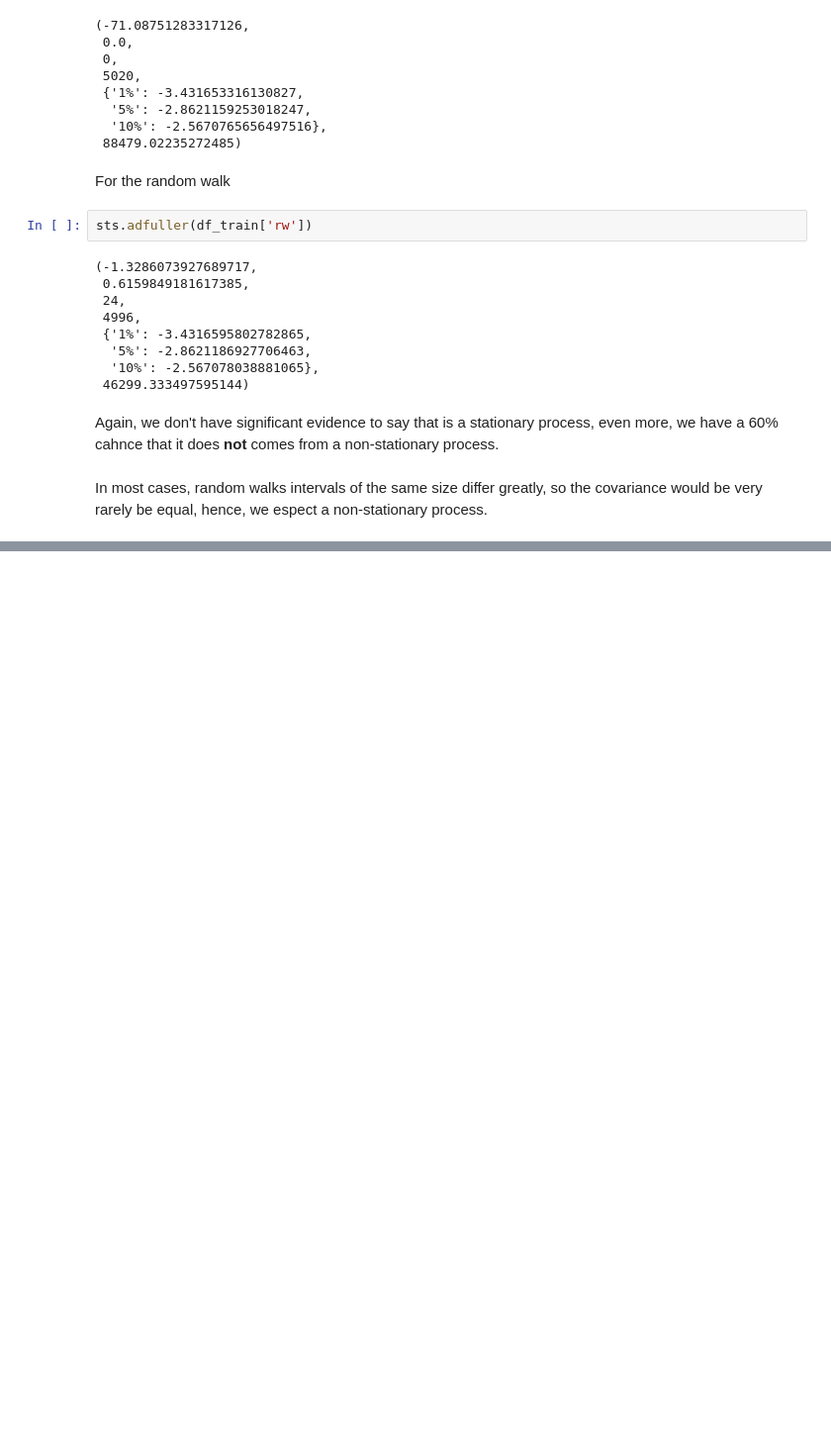
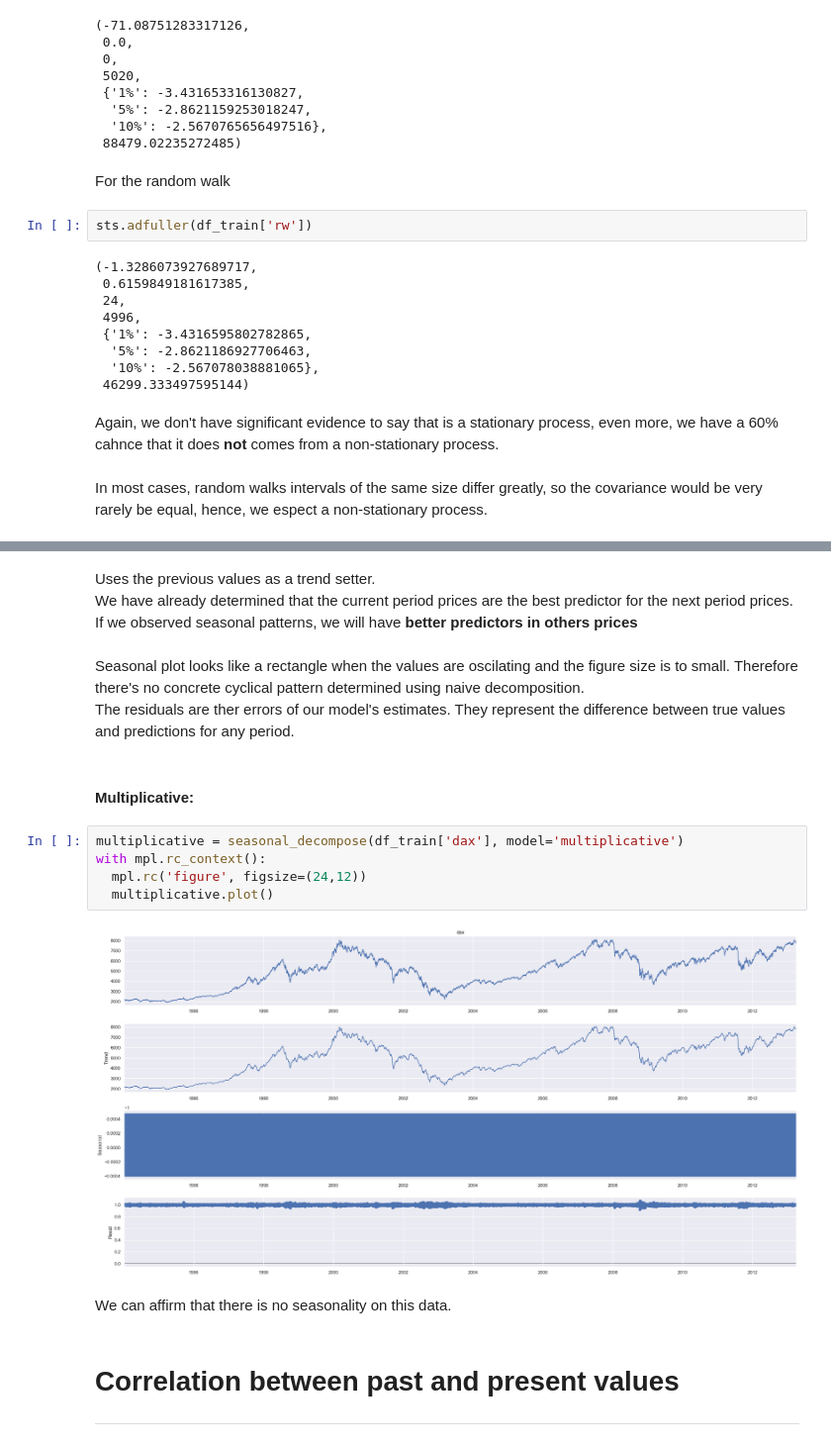
Before and after one commit to neto-riga/DataScience, a Jupyter notebook: analysis/365_analysis/TimeSeries/3_white_noise.ipynb, the cells around one changed output, grey strips where cells are left out. Shown at 99% size. Cells and saved outputs as stored; diff of their text form; blank space fills up the shorter version.

```diff
--- a/analysis/365_analysis/TimeSeries/3_white_noise.ipynb
+++ b/analysis/365_analysis/TimeSeries/3_white_noise.ipynb
@@ -247,0 +271,20 @@ In most cases, random walks intervals of the same size differ greatly, so the co
+# %% [markdown]
+Uses the previous values as a trend setter.<br>
+We have already determined that the current period prices are the best predictor for the next period prices. If we observed seasonal patterns, we will have **better predictors in others prices**
+# %% [markdown]
+Seasonal plot looks like a rectangle when the values are oscilating and the figure size is to small. Therefore there's no concrete cyclical pattern determined using naive decomposition.<br>
+The residuals are ther errors of our model's estimates. They represent the difference between true values and predictions for any period.
+# %% [markdown]
+#### Multiplicative:
+# %%
+multiplicative = seasonal_decompose(df_train['dax'], model='multiplicative')
+with mpl.rc_context():
+  mpl.rc('figure', figsize=(24,12))
+  multiplicative.plot()
+# %% [output]
+[figure, added]
+# %% [markdown]
+We can affirm that there is no seasonality on this data.
+# %% [markdown]
+# Correlation between past and present values
+---
```
Also changed, not shown: parts of 8 cells of this notebook.
